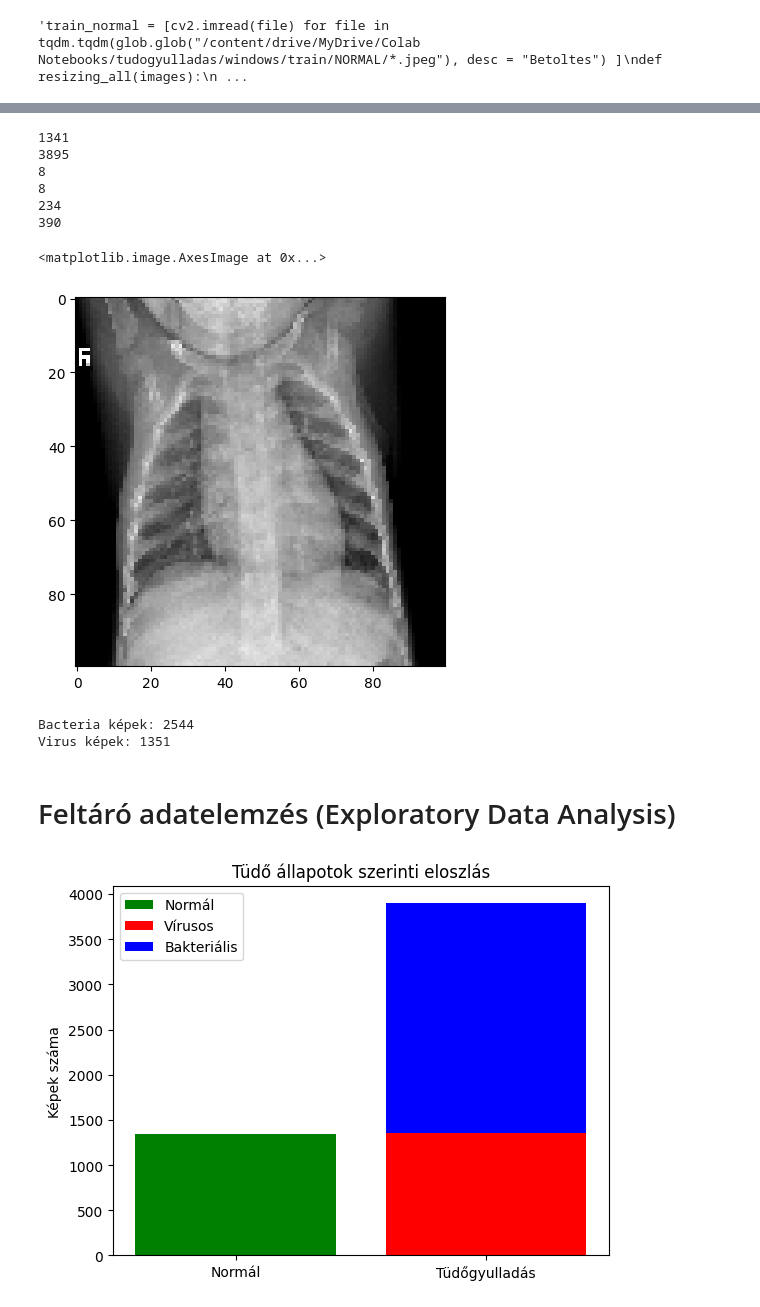
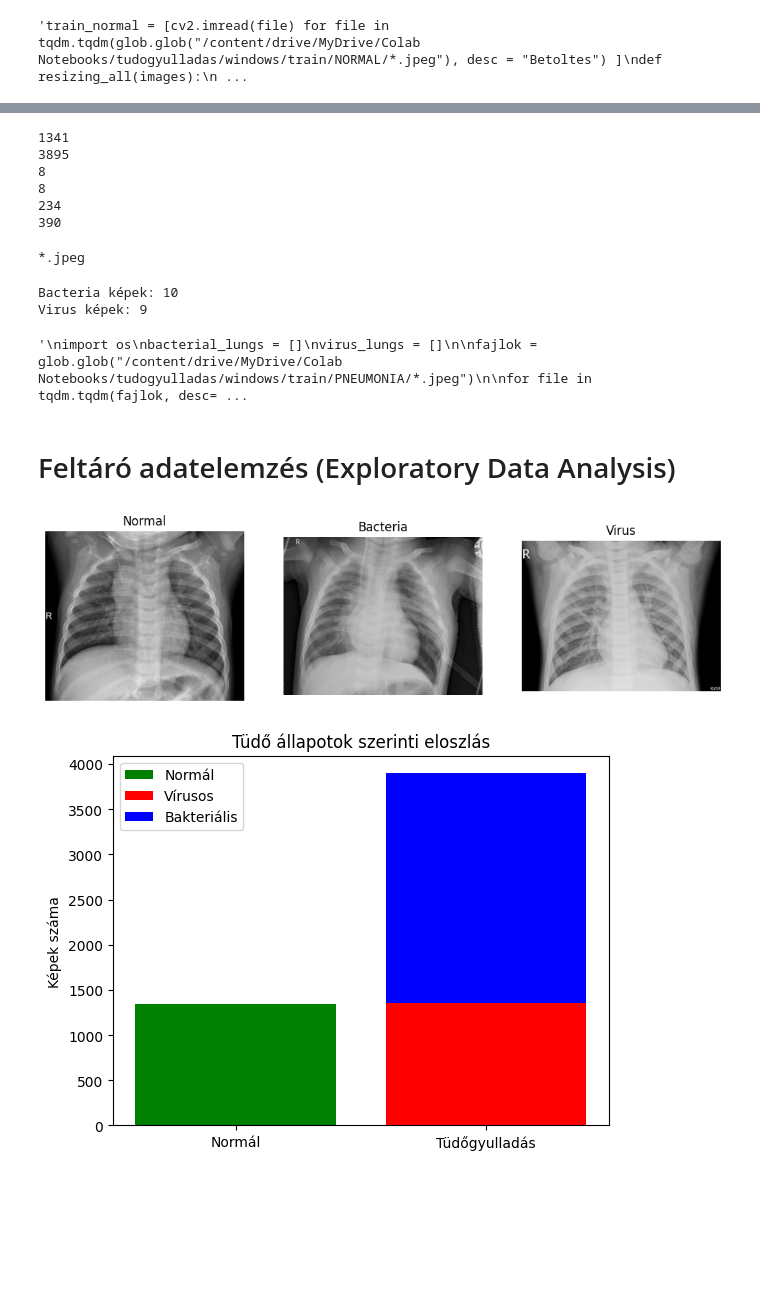
Before and after one commit to Adr1an11/Pneumonia-detection, a Jupyter notebook: pneunomia_detection.ipynb, the cells around one changed output, grey strips where cells are left out. Cells and saved outputs as stored; diff of their text form; code cells hidden in the pictures; blank space fills up the shorter version.

```diff
--- a/pneunomia_detection.ipynb
+++ b/pneunomia_detection.ipynb
@@ -106,7 +90,7 @@ print(f'{len(val_normal)}')
 print(f'{len(val_pneumonia)}')
 print(f'{len(test_normal)}')
 print(f'{len(test_pneumonia)}')
-plt.imshow(train_normal[0])
+#plt.imshow(train_normal[0])
 # %% [output]
 1341
 3895
@@ -114,11 +98,37 @@ plt.imshow(train_normal[0])
 8
 234
 390
-<matplotlib.image.AxesImage at 0x...>
-[figure, removed]
+# %%
+fajlnev = os.path.basename("/content/drive/MyDrive/Colab Notebooks/tudogyulladas/windows/train/PNEUMONIA/*.jpeg").lower()
+print(fajlnev)
+# %% [output]
+*.jpeg
+# %%
+import os
+
+fajlok = glob.glob("/content/drive/MyDrive/Colab Notebooks/tudogyulladas/windows/train/PNEUMONIA/*.jpeg")
+
+bacterial_lungs = []
+virus_lungs = []
+
+for pic in fajlok:
+  fajlnev = os.path.basename(pic).lower()
+  if "bacteria" in fajlnev:
+    bacterial_lungs.append(cv2.imread(pic))
+  elif "virus" in fajlnev:
+    virus_lungs.append(cv2.imread(pic))
+  if len(bacterial_lungs) == 10:
+    break
+
+print(f"Bacteria képek: {len(bacterial_lungs)}")
+print(f"Virus képek: {len(virus_lungs)}")
+# %% [output]
+Bacteria képek: 10
+Virus képek: 9
 # %%
 # beolvasas megvaltoztatva
 # koncepció: a normal tüdő marad, de a bakterialis és virusosat szetvalasztjuk mindenhol(trainnél értelemszerű okokból, test-nél meg azért hogy tudjunk ellenőrzést csinálni a hatékonyságról)
+'''
 import os
 bacterial_lungs = []
 virus_lungs = []
@@ -134,11 +144,31 @@ for file in tqdm.tqdm(fajlok, desc="Betöltés"):
 
 print(f"\nBacteria képek: {len(bacterial_lungs)}")
 print(f"Virus képek: {len(virus_lungs)}")
+'''
 # %% [output]
-Bacteria képek: 2544
-Virus képek: 1351
+'\nimport os\nbacterial_lungs = []\nvirus_lungs = []\n\nfajlok = glob.glob("/content/drive/MyDrive/Colab Notebooks/tudogyulladas/windows/train/PNEUMONIA/*.jpeg")\n\nfor file in tqdm.tqdm(fajlok, desc= ...
 # %% [markdown]
 # Feltáró adatelemzés (Exploratory Data Analysis)
+# %%
+# egy- egy kép mindhárom osztályból
+import random
+mutatasra = []
+mutatasra.append(train_normal[random.randint(5,70)])
+mutatasra.append(bacterial_lungs[random.randint(0,9)])
+mutatasra.append(virus_lungs[random.randint(0,8)])
+plt.figure(figsize=(12,6))
+for i in range(1,4):
+  plt.subplot(1,3,i)
+  plt.imshow(mutatasra[i-1])
+  plt.axis('off')
+  if i == 1:
+    plt.title('Normal')
+  elif i==2:
+    plt.title('Bacteria')
+  else:
+    plt.title('Virus')
+# %% [output]
+[figure, added]
 # %%
 # class imbalance:
 virus_count = len(virus_lungs)
```
Also changed, not shown: parts of 41 cells of this notebook.
